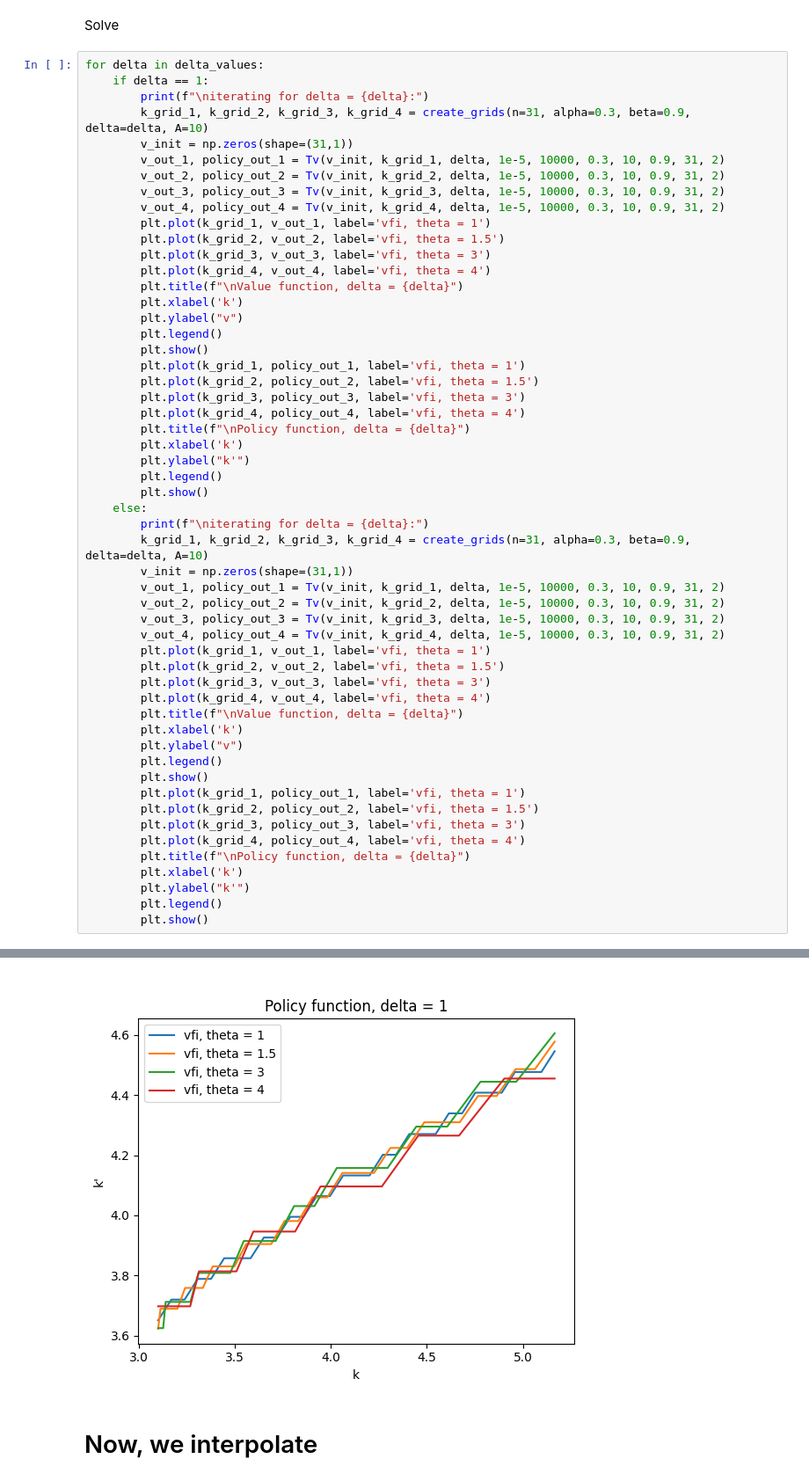
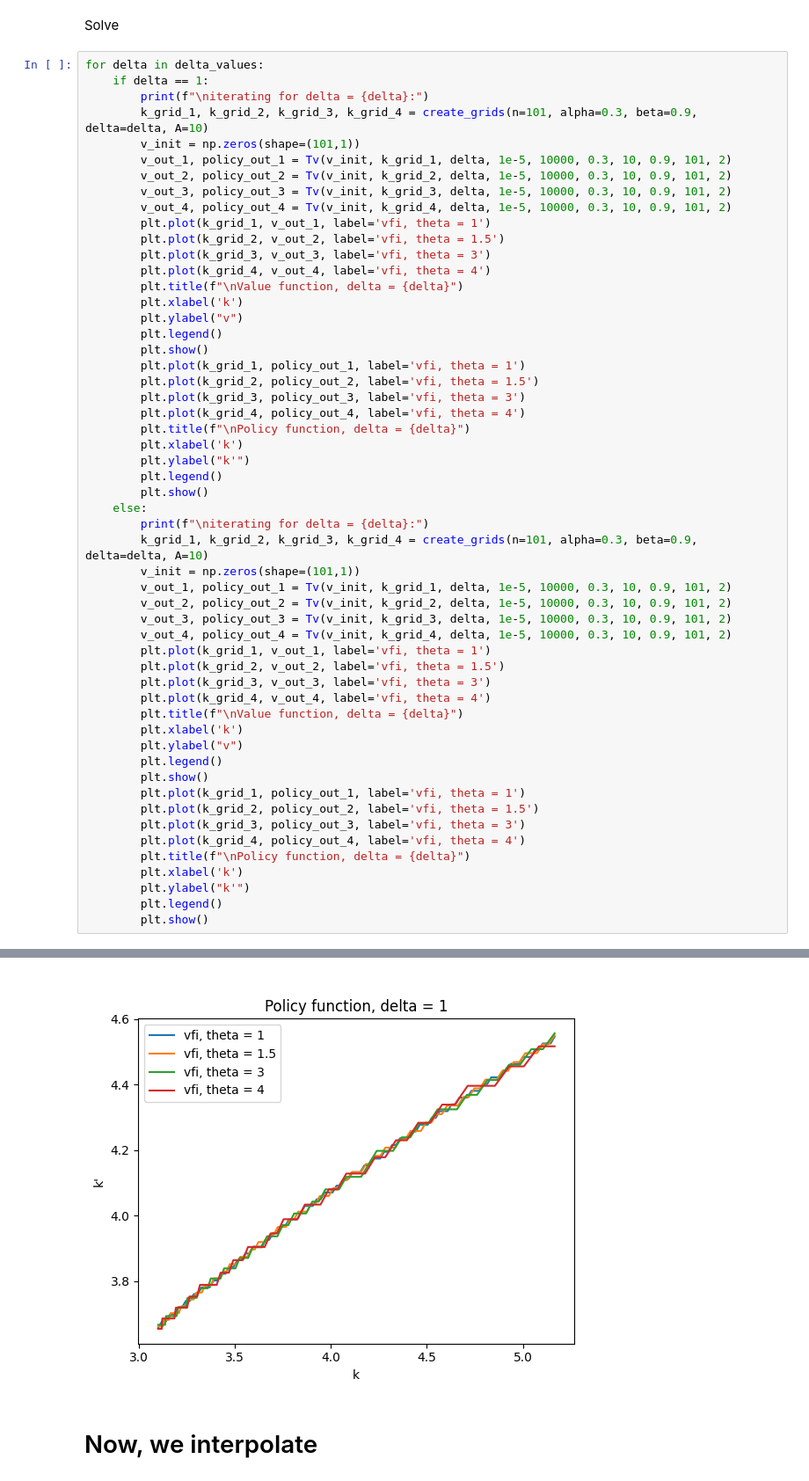
Before and after one commit to sgcbayli024/ECON8185_Homework, a Jupyter notebook: HW3_Bayliss.ipynb, the cells around one changed output, grey strips where cells are left out. Shown: that part at 88% size. Cells and saved outputs as stored; diff of their text form.

```diff
--- a/HW3_Bayliss.ipynb
+++ b/HW3_Bayliss.ipynb
@@ -104,12 +100,12 @@ Solve
 for delta in delta_values:
     if delta == 1:
         print(f"\niterating for delta = {delta}:")
-        k_grid_1, k_grid_2, k_grid_3, k_grid_4 = create_grids(n=31, alpha=0.3, beta=0.9, delta=delta, A=10)
-        v_init = np.zeros(shape=(31,1))
-        v_out_1, policy_out_1 = Tv(v_init, k_grid_1, delta, 1e-5, 10000, 0.3, 10, 0.9, 31, 2)
-        v_out_2, policy_out_2 = Tv(v_init, k_grid_2, delta, 1e-5, 10000, 0.3, 10, 0.9, 31, 2)
-        v_out_3, policy_out_3 = Tv(v_init, k_grid_3, delta, 1e-5, 10000, 0.3, 10, 0.9, 31, 2)
-        v_out_4, policy_out_4 = Tv(v_init, k_grid_4, delta, 1e-5, 10000, 0.3, 10, 0.9, 31, 2)
+        k_grid_1, k_grid_2, k_grid_3, k_grid_4 = create_grids(n=101, alpha=0.3, beta=0.9, delta=delta, A=10)
+        v_init = np.zeros(shape=(101,1))
+        v_out_1, policy_out_1 = Tv(v_init, k_grid_1, delta, 1e-5, 10000, 0.3, 10, 0.9, 101, 2)
+        v_out_2, policy_out_2 = Tv(v_init, k_grid_2, delta, 1e-5, 10000, 0.3, 10, 0.9, 101, 2)
+        v_out_3, policy_out_3 = Tv(v_init, k_grid_3, delta, 1e-5, 10000, 0.3, 10, 0.9, 101, 2)
+        v_out_4, policy_out_4 = Tv(v_init, k_grid_4, delta, 1e-5, 10000, 0.3, 10, 0.9, 101, 2)
         plt.plot(k_grid_1, v_out_1, label='vfi, theta = 1')
         plt.plot(k_grid_2, v_out_2, label='vfi, theta = 1.5')
         plt.plot(k_grid_3, v_out_3, label='vfi, theta = 3')
@@ -130,12 +126,12 @@ for delta in delta_values:
         plt.show()
     else:
         print(f"\niterating for delta = {delta}:")
-        k_grid_1, k_grid_2, k_grid_3, k_grid_4 = create_grids(n=31, alpha=0.3, beta=0.9, delta=delta, A=10)
-        v_init = np.zeros(shape=(31,1))
-        v_out_1, policy_out_1 = Tv(v_init, k_grid_1, delta, 1e-5, 10000, 0.3, 10, 0.9, 31, 2)
-        v_out_2, policy_out_2 = Tv(v_init, k_grid_2, delta, 1e-5, 10000, 0.3, 10, 0.9, 31, 2)
-        v_out_3, policy_out_3 = Tv(v_init, k_grid_3, delta, 1e-5, 10000, 0.3, 10, 0.9, 31, 2)
-        v_out_4, policy_out_4 = Tv(v_init, k_grid_4, delta, 1e-5, 10000, 0.3, 10, 0.9, 31, 2)
+        k_grid_1, k_grid_2, k_grid_3, k_grid_4 = create_grids(n=101, alpha=0.3, beta=0.9, delta=delta, A=10)
+        v_init = np.zeros(shape=(101,1))
+        v_out_1, policy_out_1 = Tv(v_init, k_grid_1, delta, 1e-5, 10000, 0.3, 10, 0.9, 101, 2)
+        v_out_2, policy_out_2 = Tv(v_init, k_grid_2, delta, 1e-5, 10000, 0.3, 10, 0.9, 101, 2)
+        v_out_3, policy_out_3 = Tv(v_init, k_grid_3, delta, 1e-5, 10000, 0.3, 10, 0.9, 101, 2)
+        v_out_4, policy_out_4 = Tv(v_init, k_grid_4, delta, 1e-5, 10000, 0.3, 10, 0.9, 101, 2)
         plt.plot(k_grid_1, v_out_1, label='vfi, theta = 1')
         plt.plot(k_grid_2, v_out_2, label='vfi, theta = 1.5')
         plt.plot(k_grid_3, v_out_3, label='vfi, theta = 3')
@@ -194,5 +190,5 @@ Execution time: 1.339266300201416 seconds
 [figure]
-[figure, old version]
+[figure, new version]
 # %% [markdown]
 # Now, we interpolate
 # %% [markdown]
```
Also changed, not shown: parts of 15 cells of this notebook.
